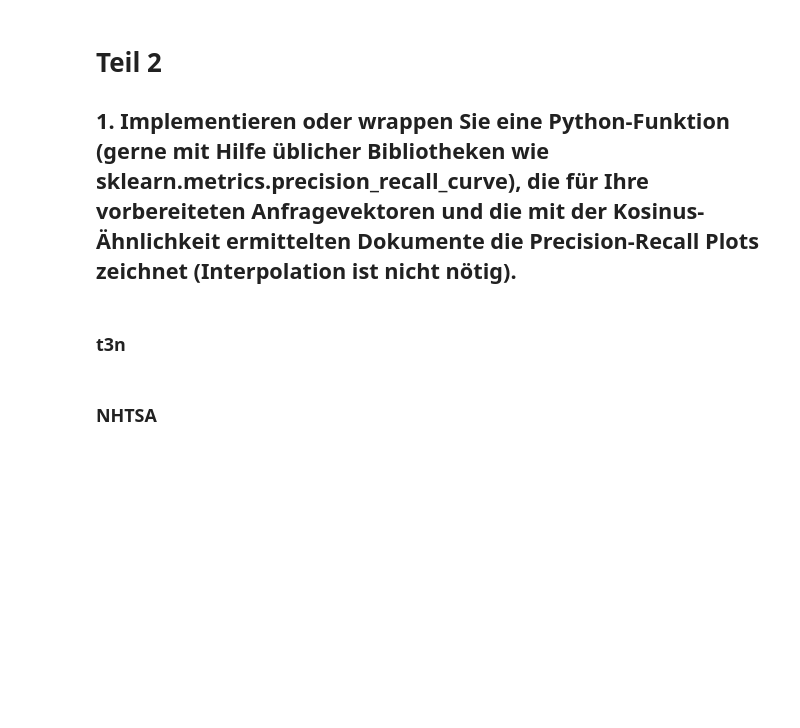
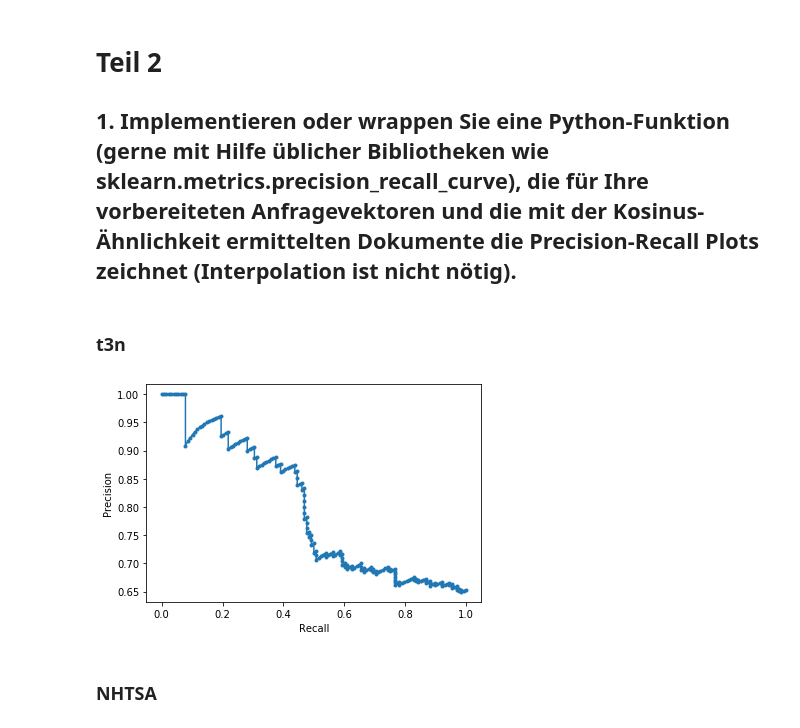
Before and after one commit to tobirohrer/webmining, a Jupyter notebook: praktikum3/praktikum3.ipynb, the cells around one changed output. Saved outputs shown, nothing was run; the diff lists cells and outputs as text; code cells hidden in the pictures; blank space fills up the shorter version.

```diff
--- a/praktikum3/praktikum3.ipynb
+++ b/praktikum3/praktikum3.ipynb
@@ -380,2 +386,22 @@ cosinus('54ff8c69-007f-49a8-94cf-093fb5b0951b')
+# %%
+def precision_recall(cosinus_results, relevant_results):
+    y_true = []
+    for i in cosinus_results:
+        found = False;
+        for x in relevant_results:
+            if (x[0] == i[0]):
+                found = True;
+                break;
+        if(found):
+            y_true.append(1);
+        else:
+            y_true.append(0);
+
+    lr_precision, lr_recall, _ = precision_recall_curve(y_true, lr_probs)
+
+    plt.plot(lr_recall, lr_precision, marker='.')
+    plt.xlabel('Recall')
+    plt.ylabel('Precision')
+    #plt.savefig('precision_recall_T3N')
 # %% [markdown]
 ### t3n
@@ -419,2 +480,21 @@ sns.scatterplot(x='Recall', y='Precision', data=results_t3n)
+# %%
+# table with cosine similarity
+sql = 'select top 200 document, cosinus from COS_SIM_T3N'
+cursor.execute(sql)
+cosinus_results = cursor.fetchall()
+
+lr_probs = list(pd.DataFrame(cosinus_results).loc[:, 1].astype(float))
+
+# relevant documents
+sql = 'select ID from RELEVANT_ID_T3N'
+
+cursor.execute(sql)
+
+relevant_results = cursor.fetchall()
+# %%
+# plot precision recall curve
+precision_recall(cosinus_results, relevant_results)
+# %% [output]
+[figure, added]
 # %% [markdown]
 ### NHTSA
```
Also changed, not shown: parts of 27 cells of this notebook.
